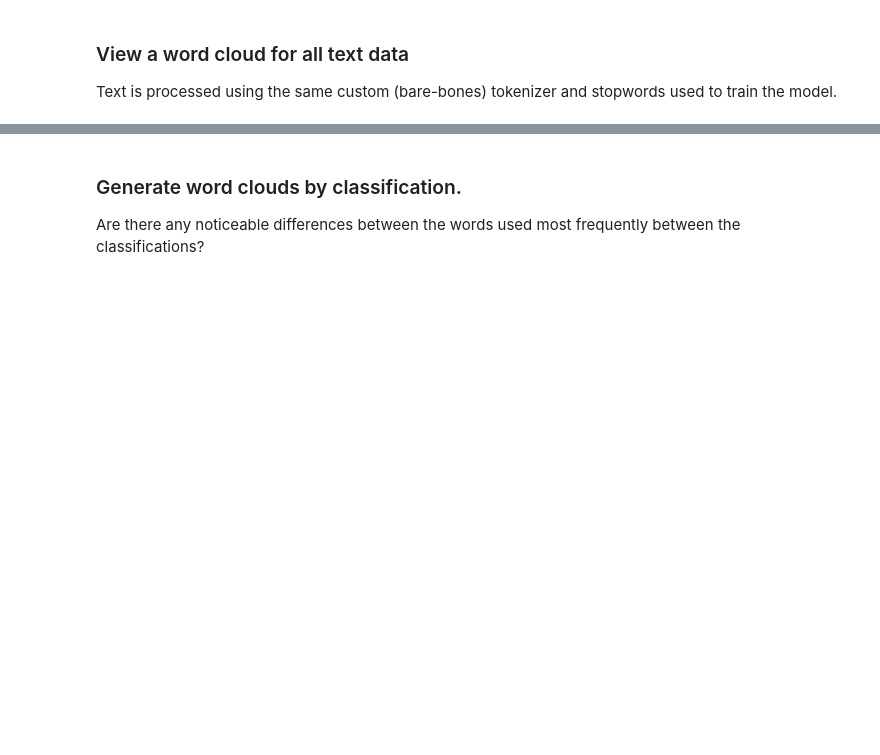
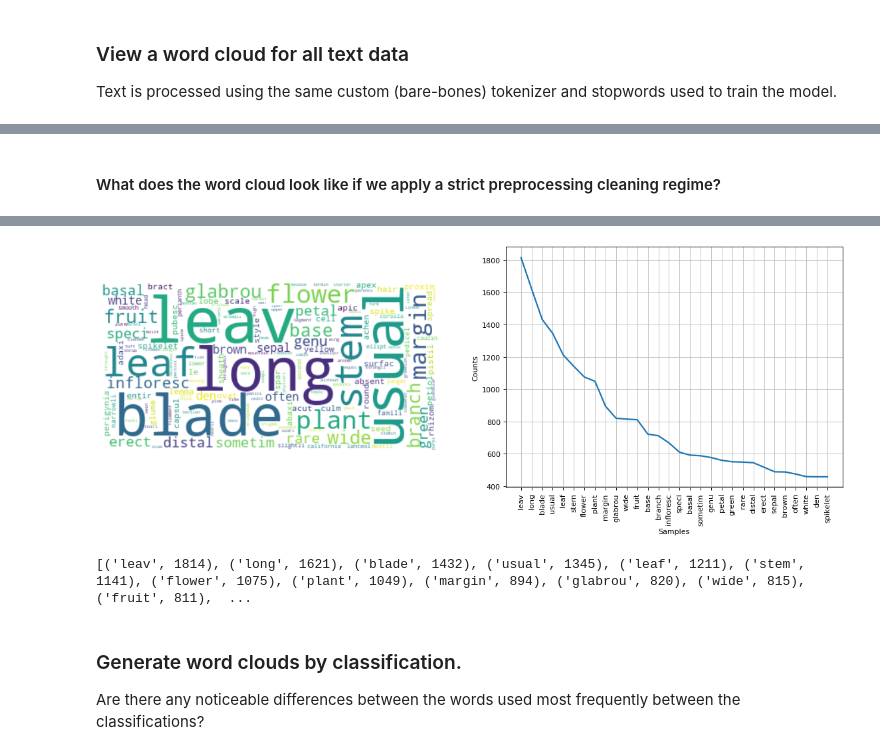
Before and after one commit to jocelynpender/flora-prepper, a Jupyter notebook: notebooks/analysis_visualization.ipynb, the cells around one changed output, grey strips where cells are left out. Saved outputs shown, nothing was run; the diff lists cells and outputs as text; code cells hidden in the pictures; blank space fills up the shorter version.

Commit message:
add the ability to clean and process text throughout modelling process

```diff
--- a/notebooks/analysis_visualization.ipynb
+++ b/notebooks/analysis_visualization.ipynb
@@ -53,0 +55,8 @@ visualize_words(text, tokenized_stop_words)
+# %% [markdown]
+#### What does the word cloud look like if we apply a strict preprocessing cleaning regime?
+# %%
+tokenized_stop_words_clean = features.prepare_stop_words(custom_stop_words=["unknown", "accepted", "synonym",
+                                                             "basionym", "source",
+                                                             "note", "notes", "morphology"], clean=True)
+visualize_words(text, tokenized_stop_words_clean, cleanup=True)
+# %% [output]
@@ -54,3 +69,5 @@ visualize_words(text, tokenized_stop_words)
+[figure, added]
+[('leav', 1814), ('long', 1621), ('blade', 1432), ('usual', 1345), ('leaf', 1211), ('stem', 1141), ('flower', 1075), ('plant', 1049), ('margin', 894), ('glabrou', 820), ('wide', 815), ('fruit', 811),  ...
 # %% [markdown]
 ### Generate word clouds by classification.
 Are there any noticeable differences between the words used most frequently between the classifications?
```
Also changed, not shown: parts of 20 cells of this notebook, 5 other files.
